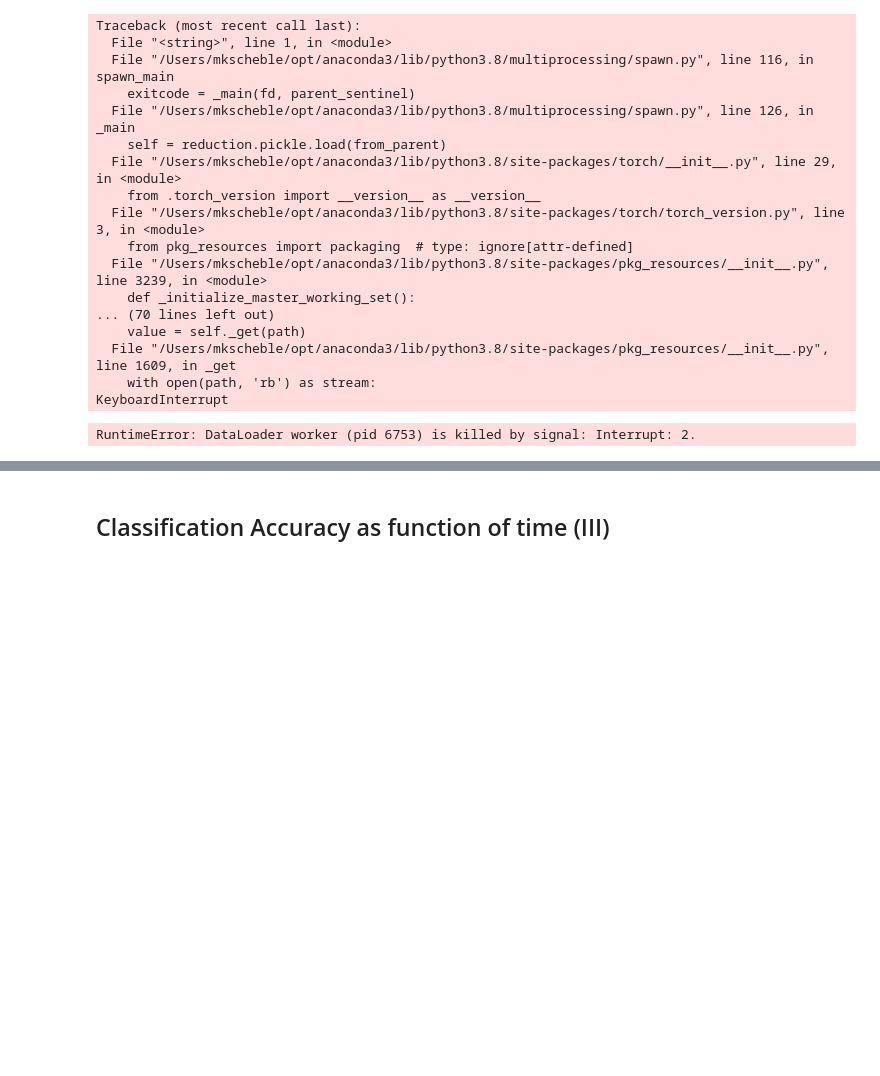
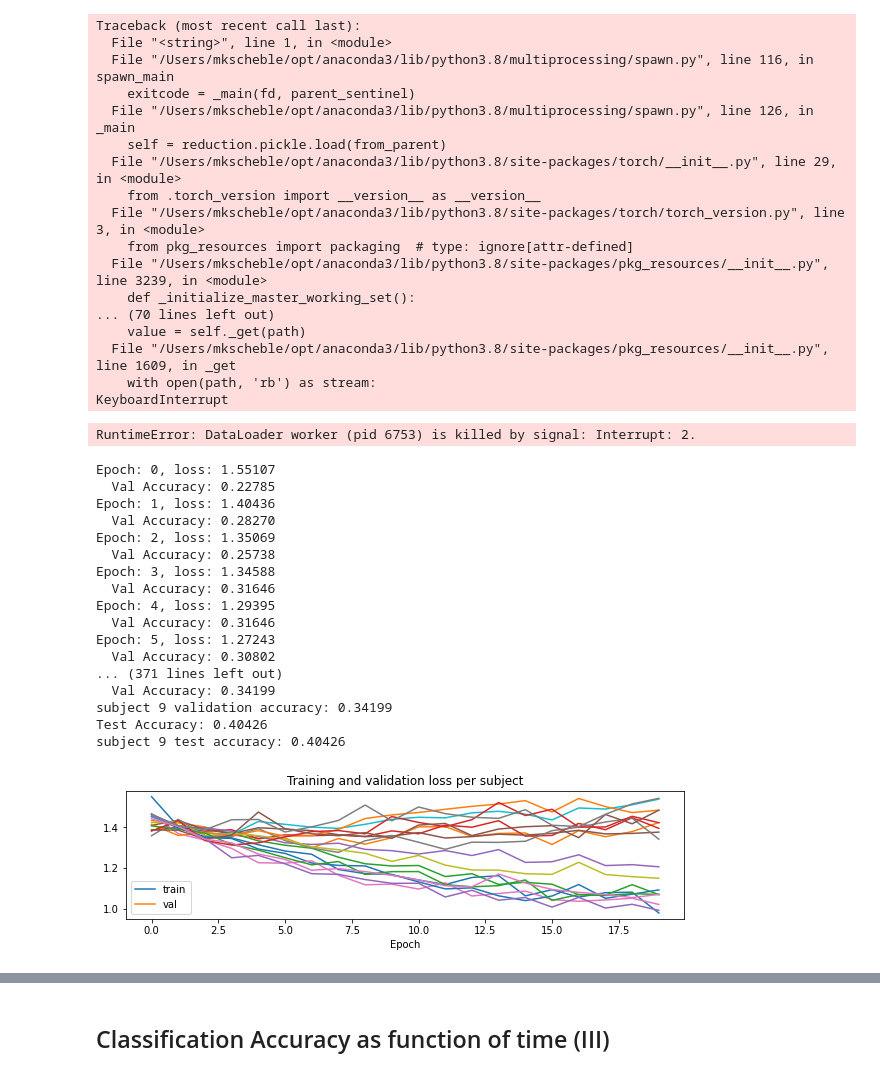
Before and after one commit to thomaskost17/ECEC247_final_project, a Jupyter notebook: ECEC247_final_project.ipynb, the cells around one changed output, grey strips where cells are left out. Cells and saved outputs as stored; diff of their text form; code cells hidden in the pictures; blank space fills up the shorter version.

```diff
--- a/ECEC247_final_project.ipynb
+++ b/ECEC247_final_project.ipynb
@@ -385,13 +383,17 @@ for sub in range(0, totalsub):
                                           shuffle=True, num_workers=2)
     testloader = torch.utils.data.DataLoader(test_dataset, batch_size=batch_size,
                                          shuffle=False, num_workers=2)
-    lstm1 = LSTM1(num_classes, input_size, hidden_size, num_layers, x_train.shape[1])
+    lstm1 = CNN_LSTM(num_classes, input_size, hidden_size, num_layers, x_train.shape[1])
     criterion = torch.nn.CrossEntropyLoss()   # CE Loss is our softmax
     optimizer = torch.optim.Adam(lstm1.parameters(), lr=learning_rate)
     scheduler = torch.optim.lr_scheduler.ExponentialLR(optimizer, gamma=0.9)
+    trainingcorrect = 0
+    trainingtotal = 0
+    trainingloss = []
     for epoch in range(num_epochs):
         for i, data in enumerate(trainloader,0):
             inputs,labels = data
+            inputs = inputs.reshape((*inputs.shape,1))
             outputs = lstm1.forward(inputs) #forward pass
             optimizer.zero_grad() #calculate the gradient, manually setting to 0
             loss = criterion(outputs, labels.reshape(labels.size(0),).type(torch.long))
@@ -399,15 +401,21 @@ for sub in range(0, totalsub):
             loss.backward() #calculates the loss of the loss function
 
             optimizer.step() #improve from loss, i.e backprop
-
+            _, trainer = torch.max(outputs.data, 1)
+            trainingtotal += labels.size(0)
+            trainingcorrect += (trainer == labels.reshape(labels.size(0),)).sum().item()
         scheduler.step()
         print("Epoch: %d, loss: %1.5f" % (epoch, loss.item()))
-
+        trainingloss = np.append(trainingloss, loss.item())
+  #trainingtotal += labels.size(0)
+  #trainingcorrect += (trainer == labels.reshape(labels.size(0),)).sum().item()
+        print("  Training Accuracy: %1.5f"% (float(trainingcorrect) / float(trainingtotal)))
         valcorrect = 0
         valtotal = 0
         with torch.no_grad():
             for data in validloader:
                 inputs, labels = data
+                inputs = inputs.reshape((*inputs.shape,1))
                 outputs = lstm1(inputs)
         # the class with the highest energy is what we choose as prediction
                 _, predicted = torch.max(outputs.data, 1)
@@ -422,12 +430,13 @@ for sub in range(0, totalsub):
     with torch.no_grad():
         for data in testloader:
             inputs, labels = data
+            inputs = inputs.reshape((*inputs.shape,1))
             outputs = lstm1(inputs)
             # the class with the highest energy is what we choose as prediction
             _, predicted = torch.max(outputs.data, 1)
             testtotal += labels.size(0)
             testcorrect += (predicted == labels.reshape(labels.size(0),)).sum().item()
-            subject_testscores.append(float(testcorrect)/float(testtotal))
+    subject_testscores.append(float(testcorrect)/float(testtotal))
     print("subject " + str(sub+1) + " test accuracy: %1.5f"% (float(testcorrect) / float(testtotal)))
 # %% [output]
 Epoch: 0, loss: 1.39472
@@ -456,0 +463,54 @@ print(subject_testscores)
+# %%
+# Create tesnor for each subject and run individual subject through network
+#for validation and test accuracy
+totalsub = 9
+subject_validscores = []
+subject_testscores = []
+for sub in range(0, totalsub):
+    train_dataset = torch.utils.data.TensorDataset(x_train[np.where(person_train_valid == sub)[0]], y_train[np.where(person_train_valid == sub)[0]])
+    valid_dataset = torch.utils.data.TensorDataset(x_valid[np.where(person_train_valid == sub)[0]], y_valid[np.where(person_train_valid == sub)[0]])
+    test_dataset  = torch.utils.data.TensorDataset(x_test[np.where(person_test == sub)[0]], y_test[np.where(person_test == sub)[0]])
+    trainloader = torch.utils.data.DataLoader(train_dataset, batch_size=batch_size,
+                                          shuffle=True, num_workers=2)
+    validloader = torch.utils.data.DataLoader(valid_dataset, batch_size=batch_size,
+                                          shuffle=True, num_workers=2)
+    testloader = torch.utils.data.DataLoader(test_dataset, batch_size=batch_size,
+                                         shuffle=False, num_workers=2)
+    lstm1 = CNN_GRU(num_classes, input_size, hidden_size, num_layers, x_train.shape[1])
+    criterion = torch.nn.CrossEntropyLoss()   # CE Loss is our softmax
+    optimizer = torch.optim.Adam(lstm1.parameters(), lr=learning_rate)
+    scheduler = torch.optim.lr_scheduler.ExponentialLR(optimizer, gamma=0.9)
+    solver = Solver(num_epochs, lstm1, optimizer, scheduler, criterion, verbose=True )
+    solver.train(trainloader, validloader)
+    subject_validscores.append(solver.val_accuracy_history[-1])
+    print("subject " + str(sub+1) + " validation accuracy: %1.5f"% (solver.val_accuracy_history[-1]))
+    solver.test(testloader)
+    subject_testscores.append(solver.test_accuracy)
+    print("subject " + str(sub+1) + " test accuracy: %1.5f"% (solver.test_accuracy))
+
+    plt.subplot(3, 1, 1)
+    plt.title('Training and validation loss per subject')
+    plt.xlabel('Epoch')
+    plt.subplot(3, 1, 1)
+    plt.plot(solver.loss_history, label='training')
+    plt.plot(solver.val_loss_history, label='validation')
+    plt.legend(["train", "val"])
+# %% [output]
+Epoch: 0, loss: 1.55107
+  Val Accuracy: 0.22785
+Epoch: 1, loss: 1.40436
+  Val Accuracy: 0.28270
+Epoch: 2, loss: 1.35069
+  Val Accuracy: 0.25738
+Epoch: 3, loss: 1.34588
+  Val Accuracy: 0.31646
+Epoch: 4, loss: 1.29395
+  Val Accuracy: 0.31646
+Epoch: 5, loss: 1.27243
+  Val Accuracy: 0.30802
+... (371 lines left out)
+  Val Accuracy: 0.34199
+subject 9 validation accuracy: 0.34199
+Test Accuracy: 0.40426
+subject 9 test accuracy: 0.40426
+[figure, added]
```
Also changed, not shown: parts of 4 cells of this notebook.
